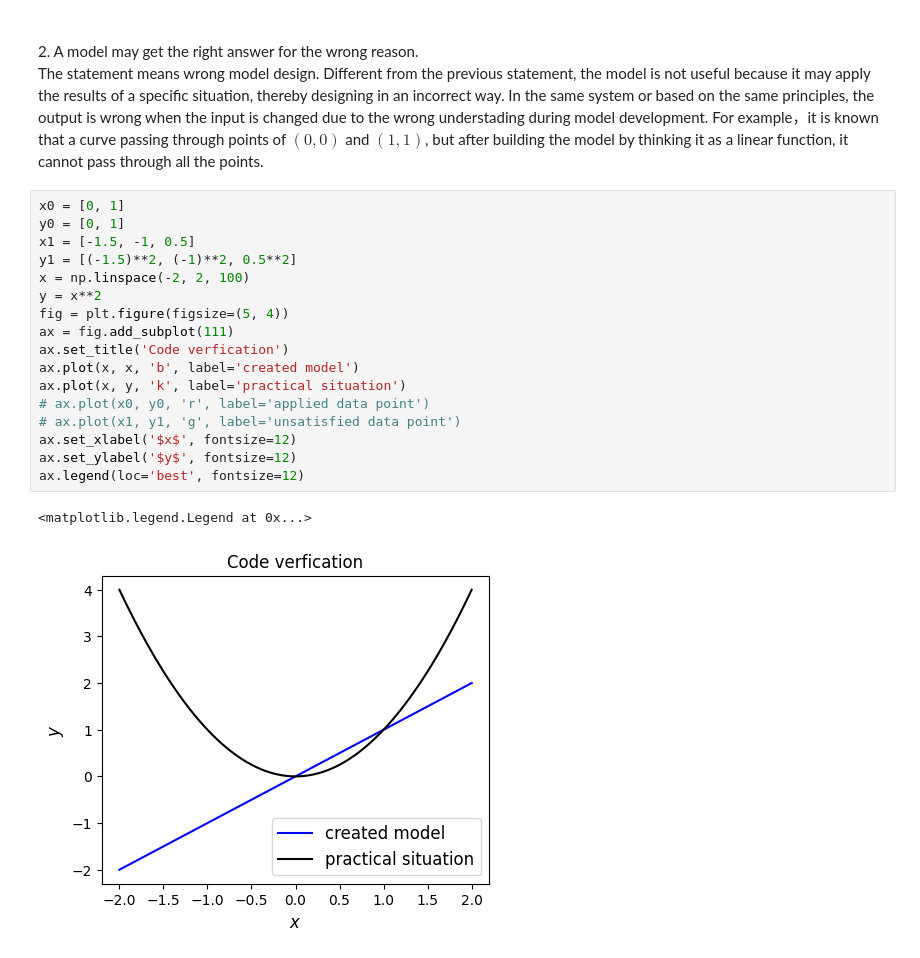
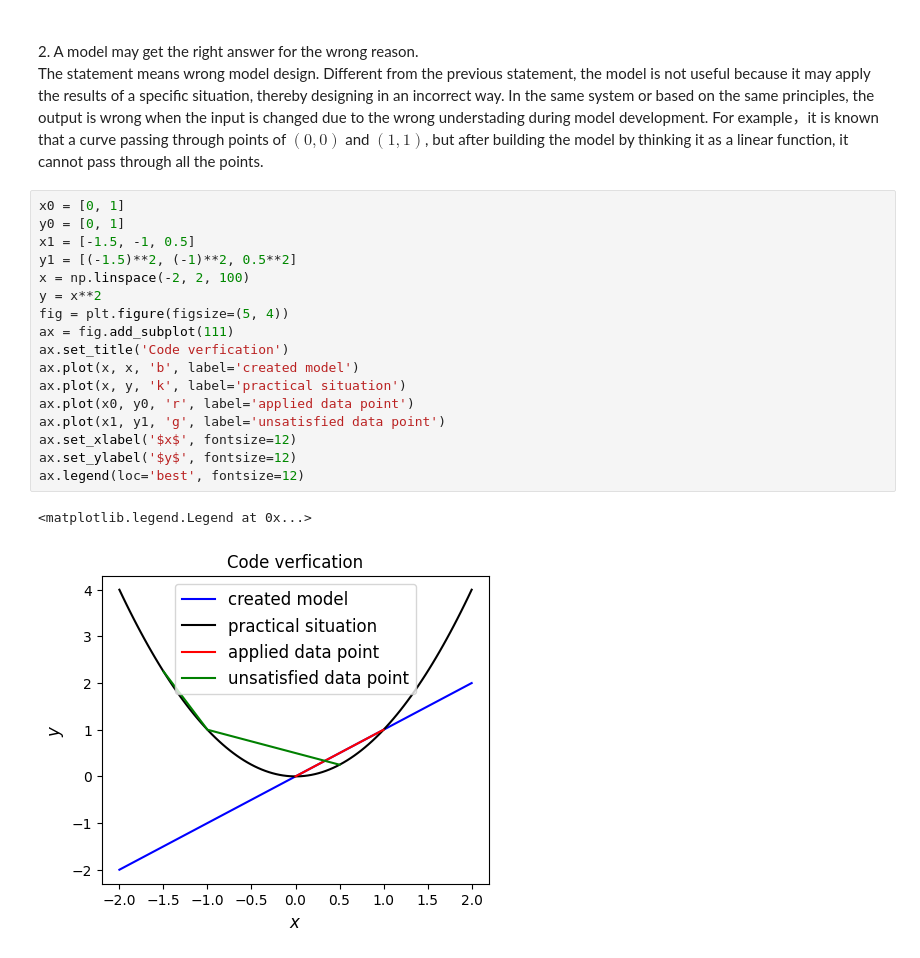
Before and after one commit to acse-e541dd80/ci_mpm, a Jupyter notebook: CM-Nov2022-assessment.ipynb, the cells around one changed output. Saved outputs shown, nothing was run; the diff lists cells and outputs as text.

```diff
--- a/CM-Nov2022-assessment.ipynb
+++ b/CM-Nov2022-assessment.ipynb
@@ -111,20 +111,20 @@ The statement means wrong model design. Different from the previous statement, t
 # %%
 x0 = [0, 1]
 y0 = [0, 1]
 x1 = [-1.5, -1, 0.5]
 y1 = [(-1.5)**2, (-1)**2, 0.5**2]
 x = np.linspace(-2, 2, 100)
 y = x**2
 fig = plt.figure(figsize=(5, 4))
 ax = fig.add_subplot(111)
 ax.set_title('Code verfication')
 ax.plot(x, x, 'b', label='created model')
 ax.plot(x, y, 'k', label='practical situation')
-# ax.plot(x0, y0, 'r', label='applied data point')
-# ax.plot(x1, y1, 'g', label='unsatisfied data point')
+ax.plot(x0, y0, 'r', label='applied data point')
+ax.plot(x1, y1, 'g', label='unsatisfied data point')
 ax.set_xlabel('$x$', fontsize=12)
 ax.set_ylabel('$y$', fontsize=12)
 ax.legend(loc='best', fontsize=12)
 # %% [output]
 <matplotlib.legend.Legend at 0x...>
-[figure, old version]
+[figure, new version]
```
